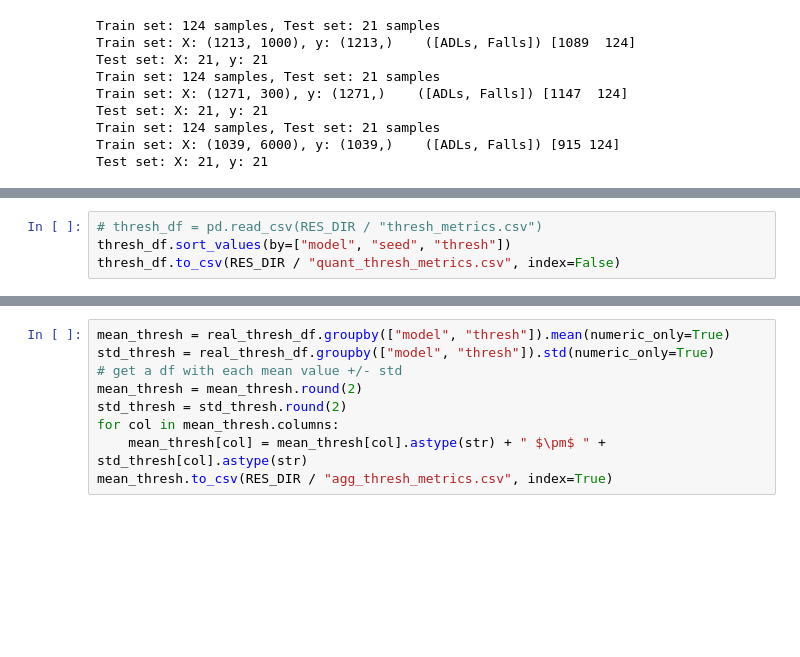
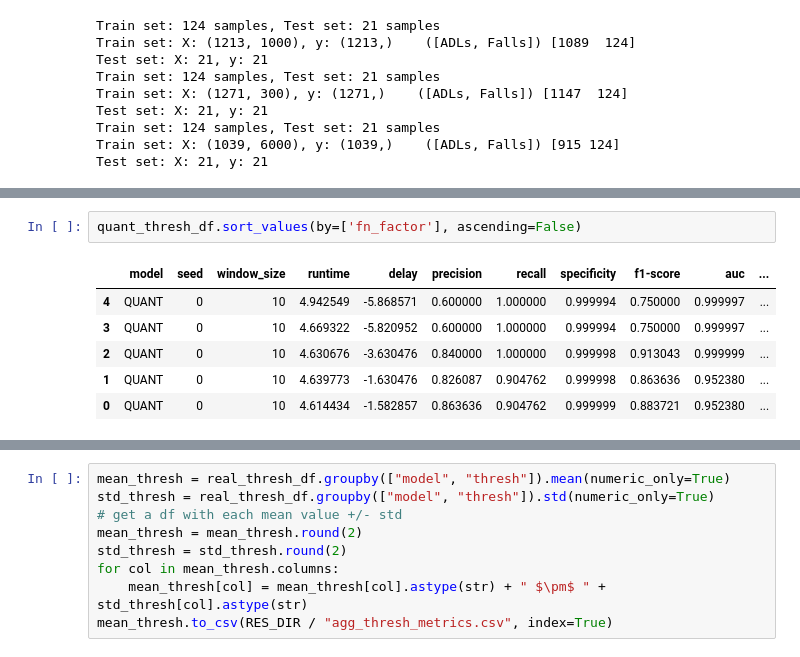
Before and after one commit to mlgig/fallstream, a Jupyter notebook: evaluation.ipynb, the cells around one changed output, grey strips where cells are left out. Saved outputs shown, nothing was run; the diff lists cells and outputs as text; blank space fills up the shorter version.

```diff
--- a/evaluation.ipynb
+++ b/evaluation.ipynb
@@ -379,4 +423,9 @@ Running models for window size 10 seconds, thresh=True
-# %%
-# thresh_df = pd.read_csv(RES_DIR / "thresh_metrics.csv")
-thresh_df.sort_values(by=["model", "seed", "thresh"])
-thresh_df.to_csv(RES_DIR / "quant_thresh_metrics.csv", index=False)
+# %%
+quant_thresh_df.sort_values(by=['fn_factor'], ascending=False)
+# %% [output]
+|  | model | seed | window_size | runtime | delay | precision | recall | specificity | f1-score | auc | ... |
+| 4 | QUANT | 0 | 10 | 4.942549 | -5.868571 | 0.600000 | 1.000000 | 0.999994 | 0.750000 | 0.999997 | ... |
+| 3 | QUANT | 0 | 10 | 4.669322 | -5.820952 | 0.600000 | 1.000000 | 0.999994 | 0.750000 | 0.999997 | ... |
+| 2 | QUANT | 0 | 10 | 4.630676 | -3.630476 | 0.840000 | 1.000000 | 0.999998 | 0.913043 | 0.999999 | ... |
+| 1 | QUANT | 0 | 10 | 4.639773 | -1.630476 | 0.826087 | 0.904762 | 0.999998 | 0.863636 | 0.952380 | ... |
+| 0 | QUANT | 0 | 10 | 4.614434 | -1.582857 | 0.863636 | 0.904762 | 0.999999 | 0.883721 | 0.952380 | ... |
```
Also changed, not shown: parts of 11 cells of this notebook, 9 other files.
